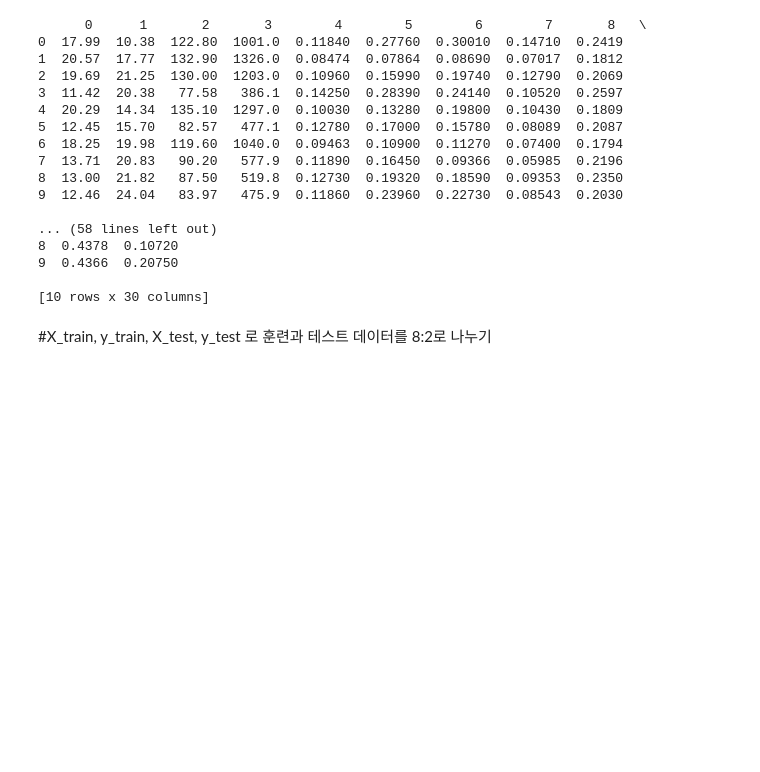
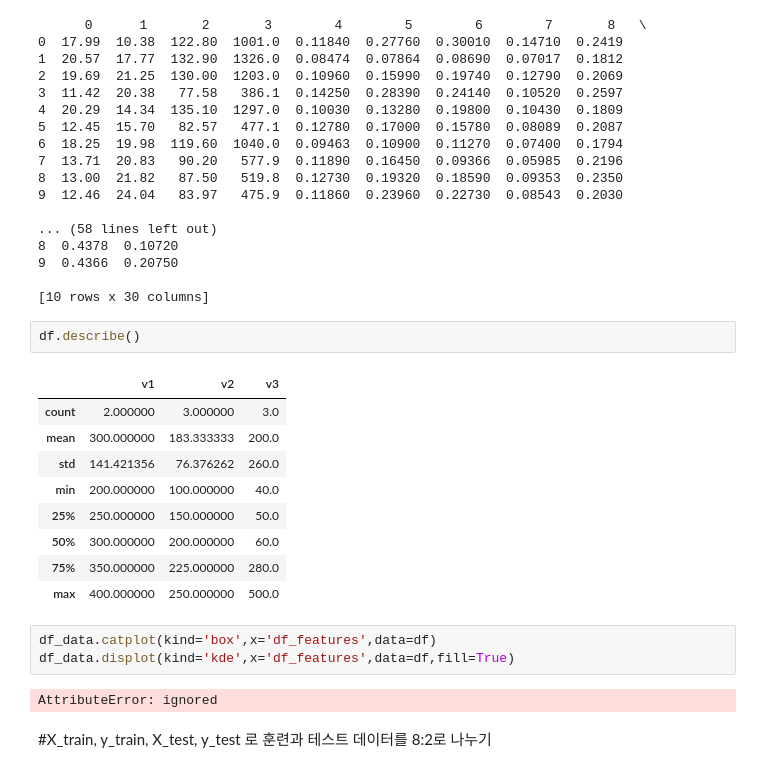
Before and after one commit to 202235402/AI-programming, a Jupyter notebook: 과제 1 (breast_cancer).ipynb, the cells around one changed output. Cells and saved outputs as stored; diff of their text form; blank space fills up the shorter version.

```diff
--- a/과제 1 (breast_cancer).ipynb
+++ b/과제 1 (breast_cancer).ipynb
@@ -32,6 +58,23 @@ print(df_data[0:10])
 9  0.4366  0.20750
 
 [10 rows x 30 columns]
+# %%
+df.describe()
+# %% [output]
+|  | v1 | v2 | v3 |
+| count | 2.000000 | 3.000000 | 3.0 |
+| mean | 300.000000 | 183.333333 | 200.0 |
+| std | 141.421356 | 76.376262 | 260.0 |
+| min | 200.000000 | 100.000000 | 40.0 |
+| 25% | 250.000000 | 150.000000 | 50.0 |
+| 50% | 300.000000 | 200.000000 | 60.0 |
+| 75% | 350.000000 | 225.000000 | 280.0 |
+| max | 400.000000 | 250.000000 | 500.0 |
+# %%
+df_data.catplot(kind='box',x='df_features',data=df)
+df_data.displot(kind='kde',x='df_features',data=df,fill=True)
+# %% [output]
+AttributeError: ignored
 # %% [markdown]
 #X_train, y_train, X_test, y_test 로 훈련과 테스트 데이터를 8:2로 나누기
 # %%
```
Also changed, not shown: parts of 6 cells of this notebook.
